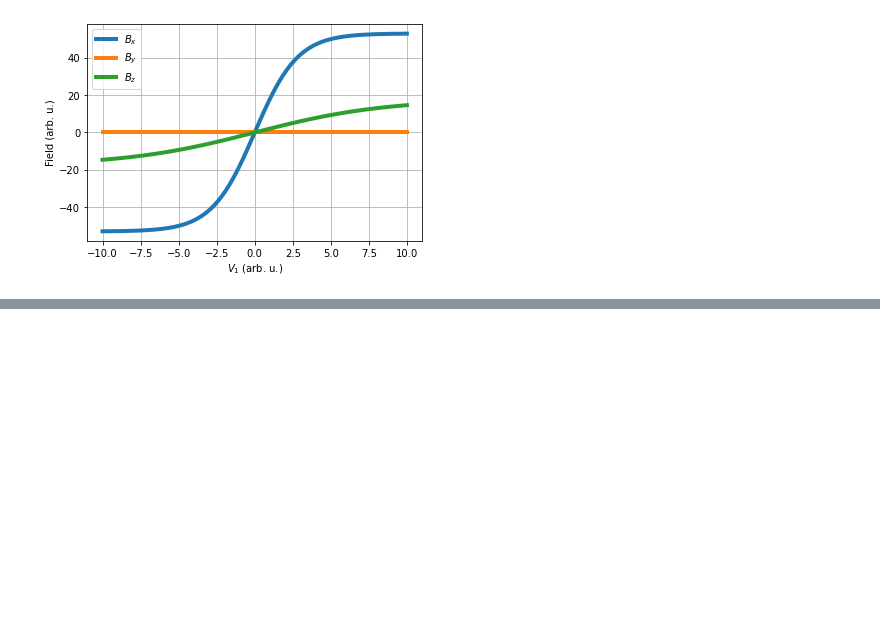
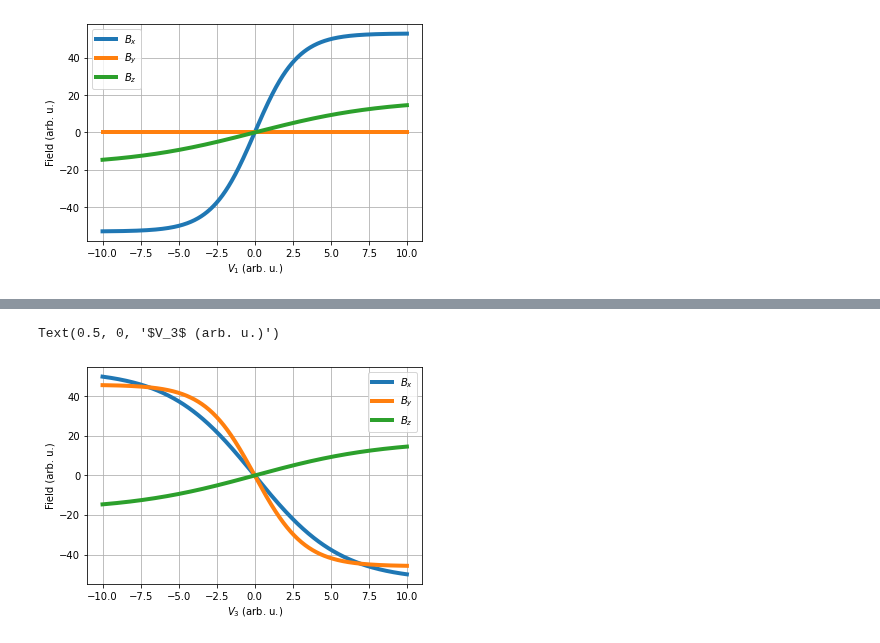
Before and after one commit to tretyakovmipt/TIRF-magnet-calibration, a Jupyter notebook: nonlinear_calibration.ipynb, the cells around one changed output, grey strips where cells are left out. Cells and saved outputs as stored; diff of their text form; code cells hidden in the pictures; blank space fills up the shorter version.

```diff
--- a/nonlinear_calibration.ipynb
+++ b/nonlinear_calibration.ipynb
@@ -37,0 +46,6 @@ B_vs_V(V1, Bx, By, Bz)
+# %%
+ax3 = B_vs_V(V3, Bx, By, Bz)
+ax3.set_xlabel(r'$V_3$ (arb. u.)')
+# %% [output]
+Text(0.5, 0, '$V_3$ (arb. u.)')
+[figure, added]
```
Also changed, not shown: parts of 3 cells of this notebook.
